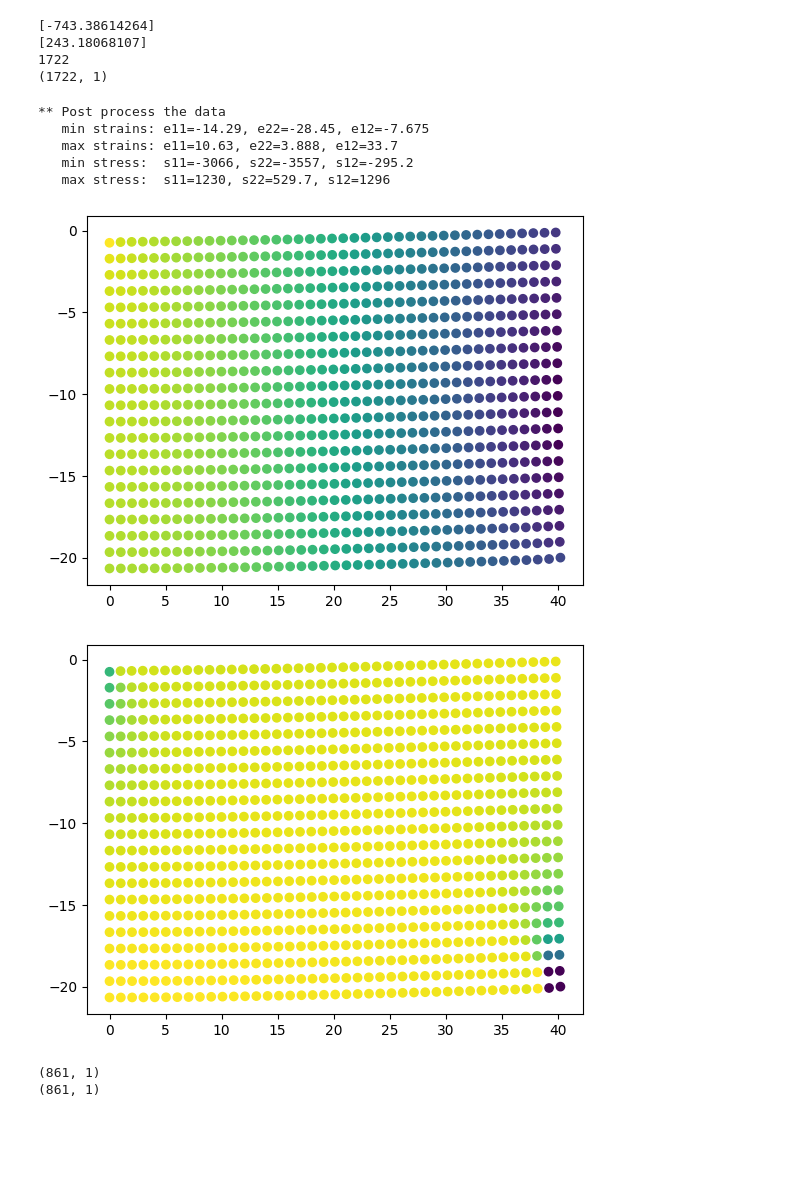
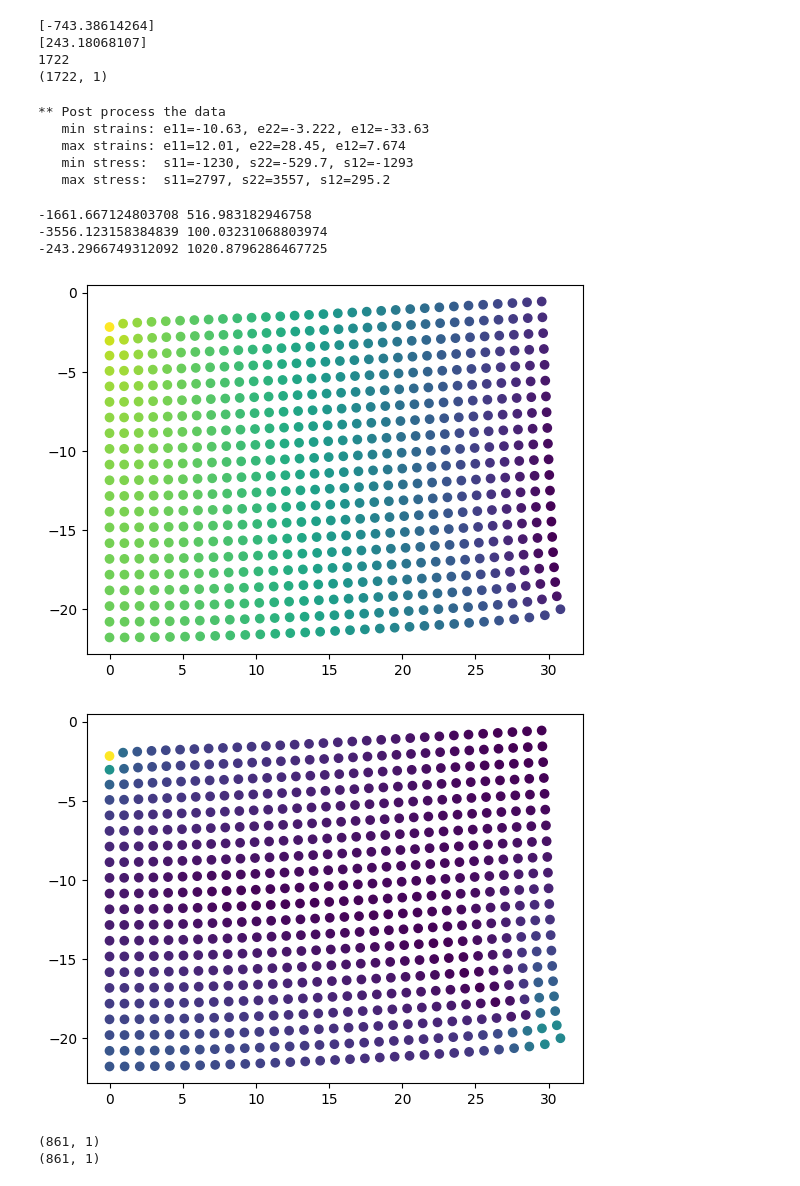
Before and after one commit to katerina2901/NLA_Topology_team, a Jupyter notebook: 2d_topology.ipynb, the cells around one changed output. Drawn from its saved outputs; the diff is of its cells as text; code cells hidden in the pictures; blank space fills up the shorter version.

```diff
--- a/2d_topology.ipynb
+++ b/2d_topology.ipynb
@@ -254,7 +254,7 @@ print(edofMat[0])
 [ 2  3 10 11  8  9  0  1]
 # %%
 # Default input parameters
-nelx=40
+nelx=30
 nely=20
 volfrac=0.4
 rmin=5.4
@@ -352,7 +352,7 @@ print(u.shape)
 import math
 
 # FE: Build the index vectors for the for coo matrix format.
-scale = 0.001
+scale = 0.005
 cell_size = 1
 coords = np.zeros((ndof,1))
 disp = np.zeros((ndof,1))
@@ -394,6 +394,9 @@ for ni in range(int(ndof/2)):
     node_stress.append([0.0, 0.0, 0.0])
 node_strain = np.array(node_strain)
 node_stress = np.array(node_stress)
+
+# conn element nodes indeces in node or X_coord_list ([n1, n2, n3, n4])
+conn = []
 
 # print(f'   min displacements: u1={min(u[0::2]):.4g}, u2={min(u[1::2]):.4g}')
 # print(f'   max displacements: u1={max(u[0::2]):.4g}, u2={max(u[1::2]):.4g}')
@@ -442,14 +445,14 @@ for elx in range(nelx):
             B[2,1::2] = dN[0,:]
 
             UU = np.zeros((8,1))				# 8x1 #!!!!!!!!!!mybe reordering is needed
-            UU[0] = u[2*n1+2]   # x
-            UU[1] = u[2*n1+3]   # y
-            UU[2] = u[2*n2+2]   # x
-            UU[3] = u[2*n2+3]   # y
-            UU[4] = u[2*n2]     # x
-            UU[5] = u[2*n2+1]   # y
-            UU[6] = u[2*n1]     # x
-            UU[7] = u[2*n1+1]   # y
+            UU[4] = u[2*n1+2]   # x
+            UU[5] = u[2*n1+3]   # y
+            UU[6] = u[2*n2+2]   # x
+            UU[7] = u[2*n2+3]   # y
+            UU[0] = u[2*n2]     # x
+            UU[1] = u[2*n2+1]   # y
+            UU[2] = u[2*n1]     # x
+            UU[3] = u[2*n1+1]   # y
 
             # get the strain and stress at the integration point
             strain = B @ UU		# (B is 3x8) (UU is 8x1) 		=> (strain is 3x1)
@@ -471,12 +474,19 @@ for elx in range(nelx):
             node_stress[n2][:] = stress.T[0]
             node_stress[n1][:] = stress.T[0]
 
+            # node_stress[n1][:] = stress.T[0]
+            # node_stress[n1 + 1][:] = stress.T[0]
+            # node_stress[n2 + 1][:] = stress.T[0]
+            # node_stress[n2][:] = stress.T[0]
+
             smax[0] = max(smax[0], stress[0][0])
             smax[1] = max(smax[1], stress[1][0])
             smax[2] = max(smax[2], stress[2][0])
             smin[0] = min(smin[0], stress[0][0])
             smin[1] = min(smin[1], stress[1][0])
             smin[2] = min(smin[2], stress[2][0])
+
+        conn.append([n2, n1, n1 + 1, n2 + 1])
 
 print(f'   min strains: e11={emin[0]:.4g}, e22={emin[1]:.4g}, e12={emin[2]:.4g}')
 print(f'   max strains: e11={emax[0]:.4g}, e22={emax[1]:.4g}, e12={emax[2]:.4g}')
@@ -493,22 +503,31 @@ X_coords = coords_disp[::2] # x - dof in odd indeces
 Y_coords = coords_disp[1::2] # y - dof in even indeces
 
 disp_module = np.sqrt(x_disp**2 + y_disp**2)
+vM_stress = np.sqrt(node_stress[:, 0]**2 + node_stress[:, 1]**2 - node_stress[:, 1]*node_stress[:, 0])
 # %% [output]
 ** Post process the data
-   min strains: e11=-14.29, e22=-28.45, e12=-7.675
-   max strains: e11=10.63, e22=3.888, e12=33.7
-   min stress:  s11=-3066, s22=-3557, s12=-295.2
-   max stress:  s11=1230, s22=529.7, s12=1296
+   min strains: e11=-10.63, e22=-3.222, e12=-33.63
+   max strains: e11=12.01, e22=28.45, e12=7.674
+   min stress:  s11=-1230, s22=-529.7, s12=-1293
+   max stress:  s11=2797, s22=3557, s12=295.2
+# %%
+print(min(node_stress[:, 0]), max(node_stress[:, 0]))
+print(min(node_stress[:, 1]), max(node_stress[:, 1]))
+print(min(node_stress[:, 2]), max(node_stress[:, 2]))
+# %% [output]
+-1661.667124803708 516.983182946758
+-3556.123158384839 100.03231068803974
+-243.2966749312092 1020.8796286467725
 # %%
 plt.scatter(X_coords, Y_coords, c=disp_module)
 plt.show()
 # %% [output]
-[figure, old version]
+[figure, new version]
 # %%
-plt.scatter(X_coords, Y_coords, c=node_stress[:, 1, np.newaxis])
+plt.scatter(X_coords, Y_coords, c=vM_stress)
 plt.show()
 # %% [output]
-[figure, old version]
+[figure, new version]
 # %%
 print(disp_module.shape)
 print(node_stress[:, 1, np.newaxis].shape)
```
Also changed, not shown: 3 other files.
